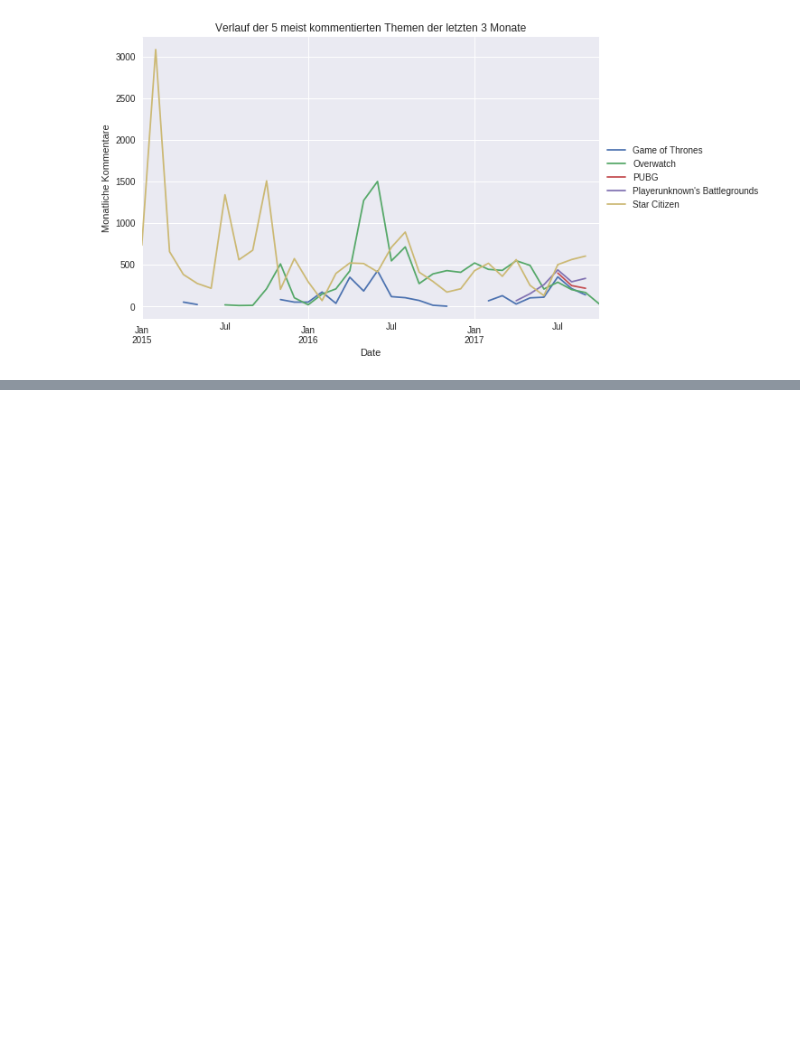
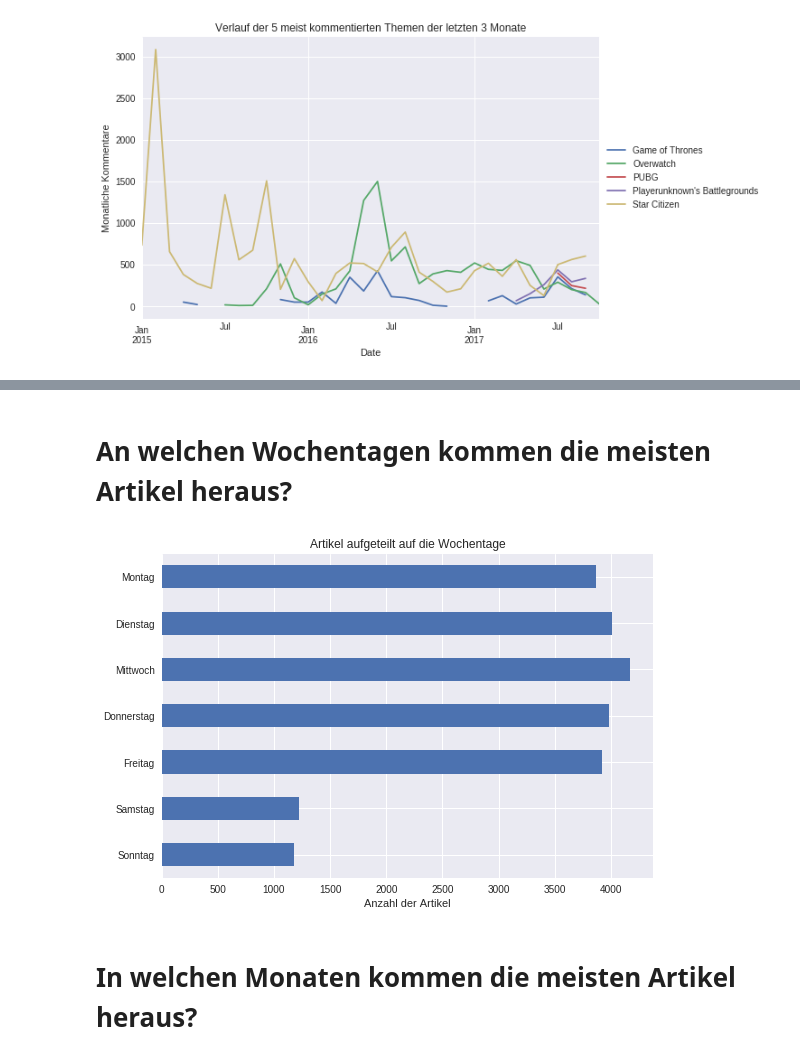
Before and after one commit to JMBehnken/GameStar_Tests, a Jupyter notebook: Gamestar_Explore_News.ipynb, the cells around one changed output, grey strips where cells are left out. Drawn from its saved outputs; the diff is of its cells as text; code cells hidden in the pictures; blank space fills up the shorter version.

```diff
--- a/Gamestar_Explore_News.ipynb
+++ b/Gamestar_Explore_News.ipynb
@@ -141,0 +141,15 @@ plt.show()
+# %% [markdown]
+# An welchen Wochentagen kommen die meisten Artikel heraus?
+# %%
+df.groupby('Weekday').agg({'Title':'count'}).reindex(index=day).plot.barh(legend=None)
+plt.title('Artikel aufgeteilt auf die Wochentage')
+plt.ylabel('')
+plt.xlabel('Anzahl der Artikel')
+plt.gca().invert_yaxis()
+plt.tight_layout()
+plt.savefig('build/Gamestar_News_Artikel_Weekday.pdf', bbox_inches='tight')
+plt.show()
+# %% [output]
+[figure, added]
+# %% [markdown]
+# In welchen Monaten kommen die meisten Artikel heraus?
```
Also changed, not shown: parts of 27 cells of this notebook, 12 other files.
